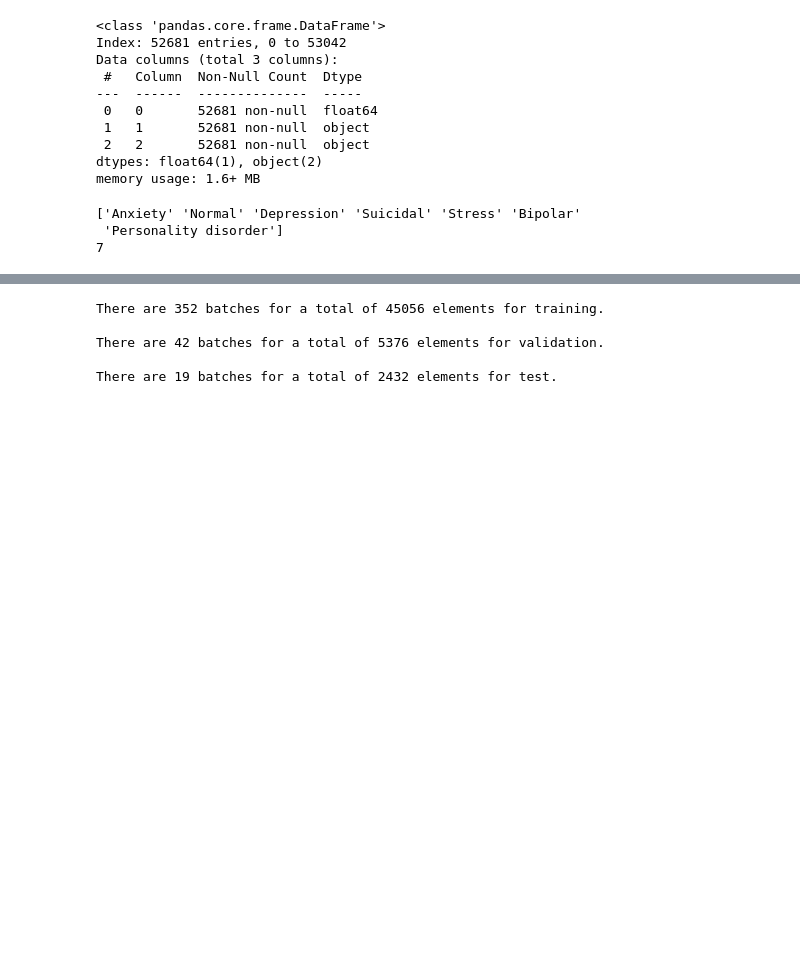
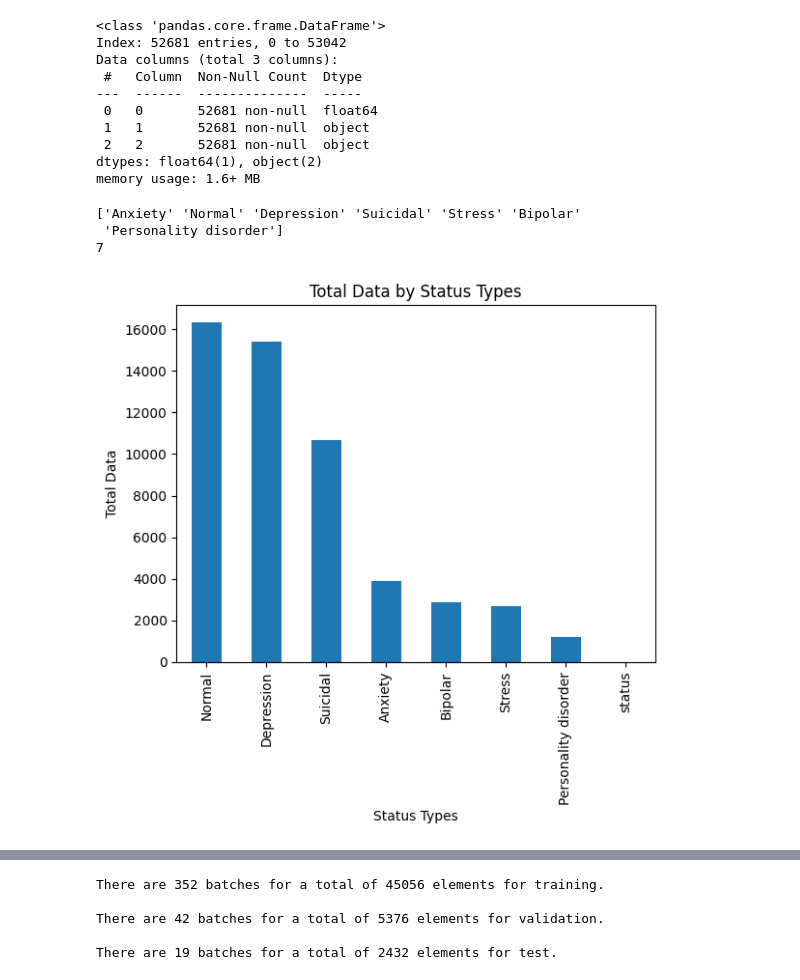
Before and after one commit to prasetyodidi/capstone-mental-health, a Jupyter notebook: mental_health_tensorflow.ipynb, the cells around one changed output, grey strips where cells are left out. Saved outputs shown, nothing was run; the diff lists cells and outputs as text; code cells hidden in the pictures; blank space fills up the shorter version.

```diff
--- a/mental_health_tensorflow.ipynb
+++ b/mental_health_tensorflow.ipynb
@@ -93,3 +98,11 @@ print(len(statuses))
 ['Anxiety' 'Normal' 'Depression' 'Suicidal' 'Stress' 'Bipolar'
  'Personality disorder']
 7
+# %%
+df[2].value_counts().plot(kind='bar')
+plt.xlabel("Status Types")
+plt.ylabel("Total Data")
+plt.title("Total Data by Status Types")
+plt.show()
+# %% [output]
+[figure, added]
```
Also changed, not shown: parts of 19 cells of this notebook.
